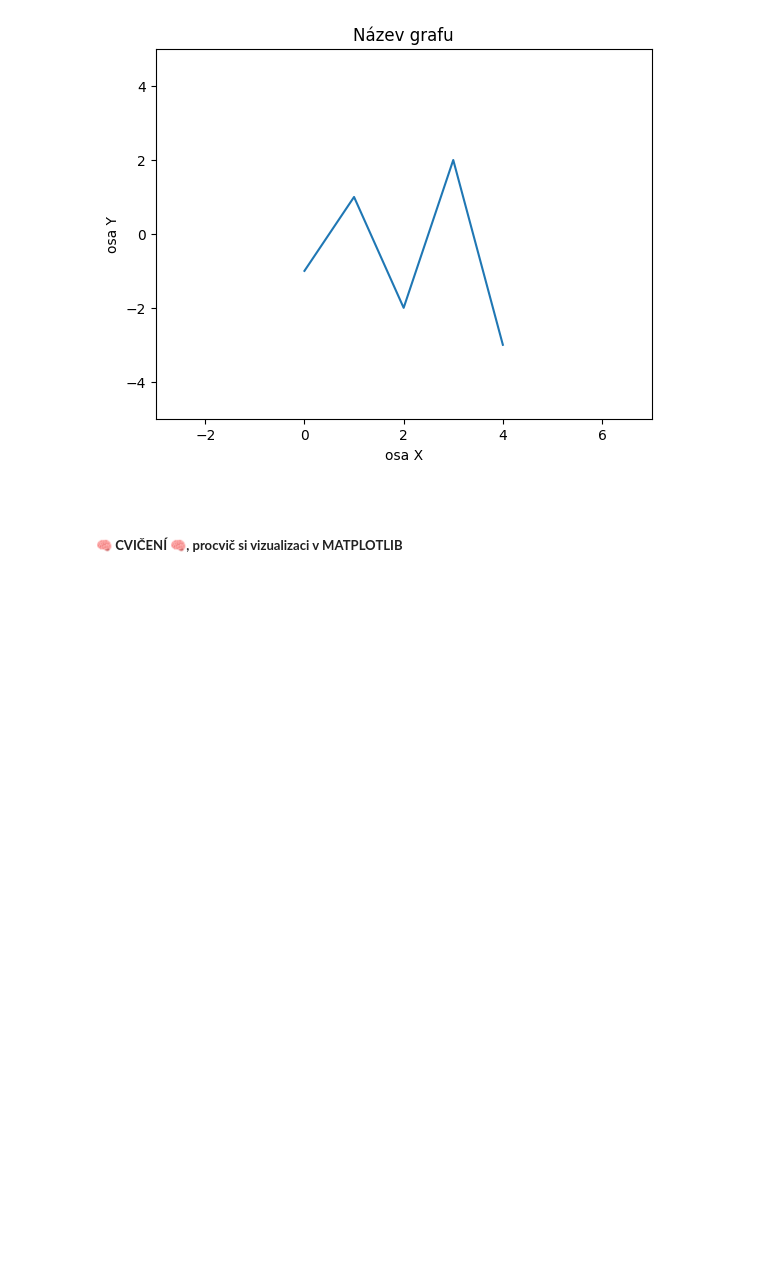
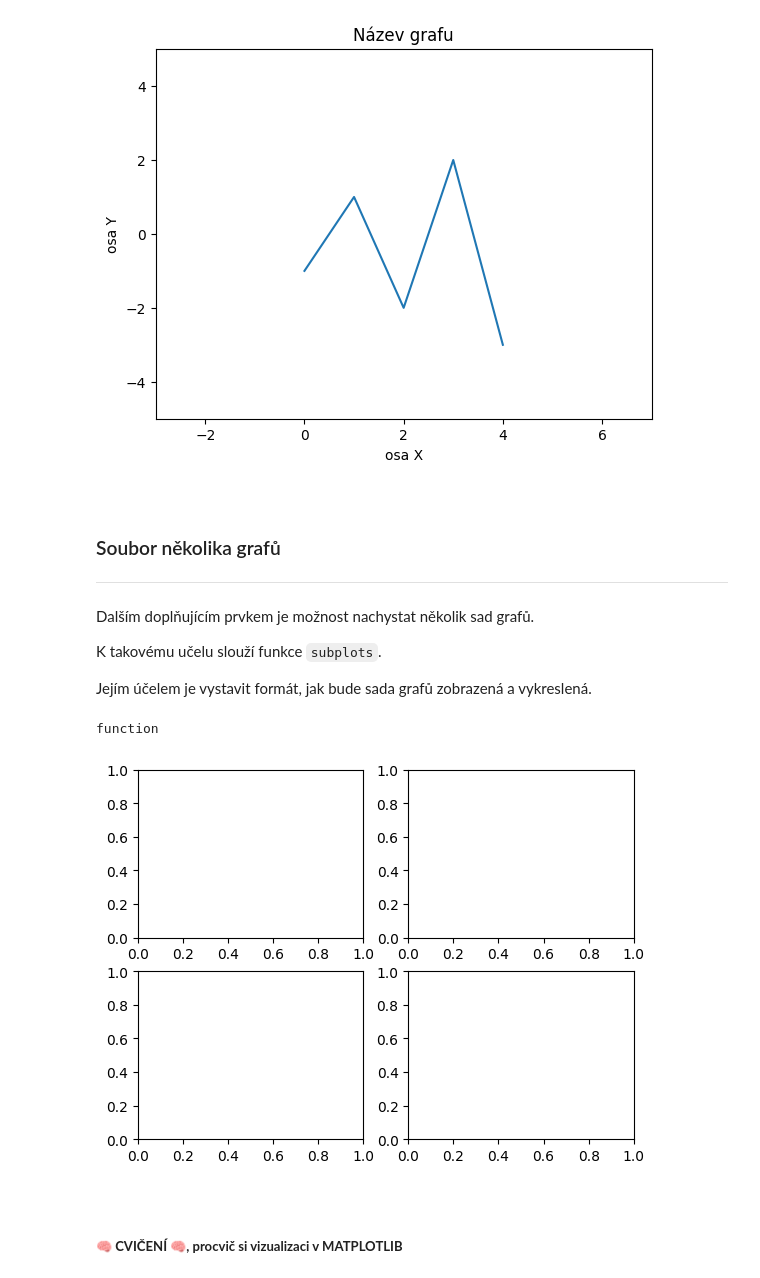
Before and after one commit to Bralor/data-csob-2023, a Jupyter notebook: shared/notebooks/lesson07.ipynb, the cells around one changed output. Cells and saved outputs as stored; diff of their text form; code cells hidden in the pictures; blank space fills up the shorter version.

```diff
--- a/shared/notebooks/lesson07.ipynb
+++ b/shared/notebooks/lesson07.ipynb
@@ -534,3 +539,19 @@ ax.set(
  Text(0, 0.5, 'osa Y'),
  Text(0.5, 1.0, 'Název grafu')]
 [figure]
+# %% [markdown]
+<br>
+
+### Soubor několika grafů
+
+---
+# %% [markdown]
+Dalším doplňujícím prvkem je možnost nachystat několik sad grafů.
+
+K takovému učelu slouží funkce `subplots`.
+
+Jejím účelem je vystavit formát, jak bude sada grafů zobrazená a vykreslená.
+# %%
+type(plt.subplots)
+# %% [output]
+function
@@ -537,3 +560,11 @@ ax.set(
+# %%
+fig, axs = plt.subplots(
+    2,               # počet řádků
+    2               # počet sloupečků
+    # figsize=(12, 4)  # figsize je šířka a výška v palcích
+)
+# %% [output]
+[figure, added]
 # %% [markdown]
 <br>
 
```
Also changed, not shown: parts of 33 cells of this notebook.
